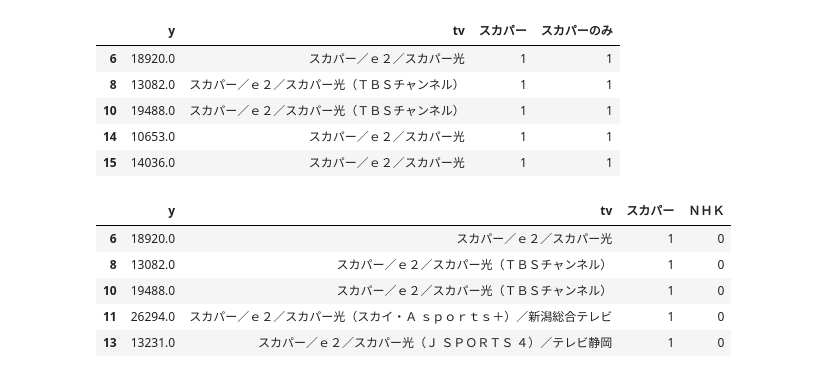
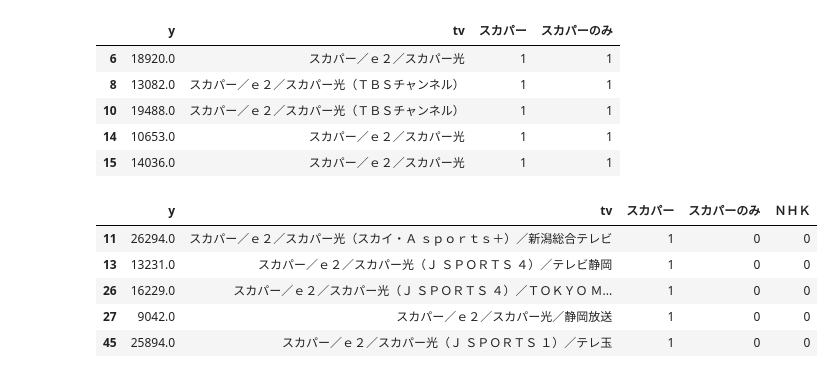
Before and after one commit to MAMMARU-class/UEC_3rd_datascience, a Jupyter notebook: 05_EDA.ipynb, the cells around one changed output. Cells and saved outputs as stored; diff of their text form; code cells hidden in the pictures.

```diff
--- a/05_EDA.ipynb
+++ b/05_EDA.ipynb
@@ -825,11 +825,11 @@ tv_check[tv_check["スカパーのみ"] == 1].head()
 | 15 | 14036.0 | スカパー／ｅ２／スカパー光 | 1 | 1 |
 # %%
 tv_check["ＮＨＫ"] = tv_check["tv"].apply(lambda x: 1 if "ＮＨＫ" in x else 0)
-tv_check[tv_check["ＮＨＫ"] == 0].head()
+tv_check[(tv_check["ＮＨＫ"] == 0) & (tv_check["スカパーのみ"] == 0)].head()
 # %% [output]
-|  | y | tv | スカパー | ＮＨＫ |
-| 6 | 18920.0 | スカパー／ｅ２／スカパー光 | 1 | 0 |
-| 8 | 13082.0 | スカパー／ｅ２／スカパー光（ＴＢＳチャンネル） | 1 | 0 |
-| 10 | 19488.0 | スカパー／ｅ２／スカパー光（ＴＢＳチャンネル） | 1 | 0 |
-| 11 | 26294.0 | スカパー／ｅ２／スカパー光（スカイ・Ａ ｓｐｏｒｔｓ＋）／新潟総合テレビ | 1 | 0 |
-| 13 | 13231.0 | スカパー／ｅ２／スカパー光（Ｊ ＳＰＯＲＴＳ ４）／テレビ静岡 | 1 | 0 |
+|  | y | tv | スカパー | スカパーのみ | ＮＨＫ |
+| 11 | 26294.0 | スカパー／ｅ２／スカパー光（スカイ・Ａ ｓｐｏｒｔｓ＋）／新潟総合テレビ | 1 | 0 | 0 |
+| 13 | 13231.0 | スカパー／ｅ２／スカパー光（Ｊ ＳＰＯＲＴＳ ４）／テレビ静岡 | 1 | 0 | 0 |
+| 26 | 16229.0 | スカパー／ｅ２／スカパー光（Ｊ ＳＰＯＲＴＳ ４）／ＴＯＫＹＯ Ｍ... | 1 | 0 | 0 |
+| 27 | 9042.0 | スカパー／ｅ２／スカパー光／静岡放送 | 1 | 0 | 0 |
+| 45 | 25894.0 | スカパー／ｅ２／スカパー光（Ｊ ＳＰＯＲＴＳ １）／テレ玉 | 1 | 0 | 0 |
```
Also changed, not shown: parts of 19 cells of this notebook.
